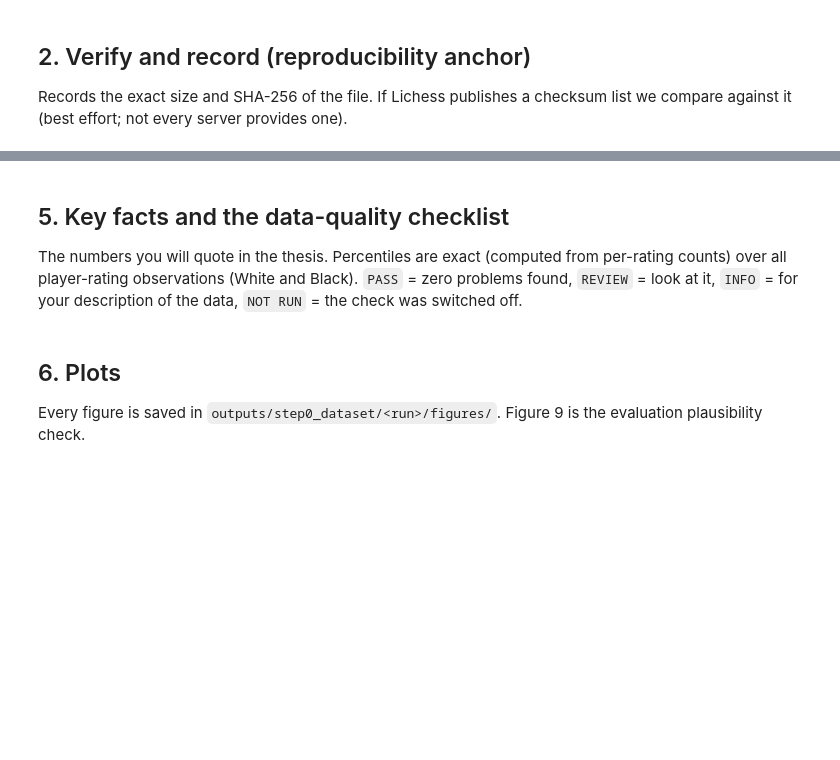
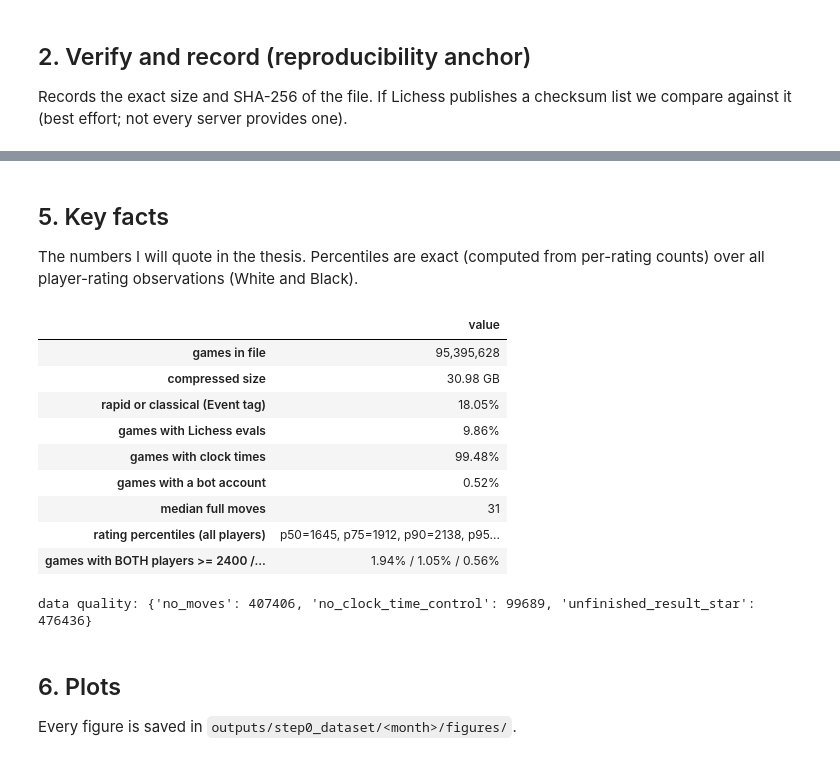
Before and after one commit to nigenghanei-a11y/Chess-Thesis-Pilot, a Jupyter notebook: step0_download_and_profile.ipynb, the cells around one changed output, grey strips where cells are left out. Drawn from its saved outputs; the diff is of its cells as text; code cells hidden in the pictures; blank space fills up the shorter version.

Commit message:
step 0 fixed

```diff
--- a/step0_download_and_profile.ipynb
+++ b/step0_download_and_profile.ipynb
@@ -112,10 +120,20 @@ def sha256_file(path, chunk=1 << 24):
 
 def pkg_versions():
     out = {}
-    for p in ["requests", "zstandard", "numpy", "pandas", "matplotlib", "chess"]:
+    for p in ["requests", "zstandard", "numpy", "pandas", "matplotlib"]:
         try: out[p] = metadata.version(p)
         except metadata.PackageNotFoundError: pass
     return out
+
+def git_commit():
+    try:
+        return subprocess.run(["git", "-C", str(PROJECT), "rev-parse", "HEAD"],
+                              check=True, capture_output=True, text=True).stdout.strip()
+    except (subprocess.CalledProcessError, FileNotFoundError):
+        return None
+
+CONFIG_SNAPSHOT = config.config_snapshot()
+GIT_COMMIT = git_commit()
 
 MAN = OUT / "download_manifest.json"
 size = RAW.stat().st_size
@@ -140,7 +158,8 @@ except requests.RequestException:
 manifest = dict(step="step0_download", month=MONTH, file=FILE, url=URL, bytes=size, sha256=sha,
                 official_sha256=official, matches_official=(None if official is None else official == sha),
                 timestamp_utc=datetime.datetime.now(datetime.timezone.utc).isoformat(timespec="seconds"),
-                python=sys.version.split()[0], platform=platform.platform(), packages=pkg_versions())
+                python=sys.version.split()[0], platform=platform.platform(), packages=pkg_versions(),
+                config=CONFIG_SNAPSHOT, git_commit=GIT_COMMIT)
 MAN.write_text(json.dumps(manifest, indent=2))
 print(f"{FILE}\n  size   : {size:,} bytes ({size/1e9:.2f} GB)\n  sha256 : {sha}")
 print("  official checksum:", "not available from the server" if official is None else ("MATCH" if official == sha else "MISMATCH - re-download!"))
@@ -433,32 +351,41 @@ print("tables saved in", TABLES, "\nresults_sha256 =", results_sha)
 # %% [markdown]
-## 5. Key facts and the data-quality checklist
-The numbers you will quote in the thesis. Percentiles are exact (computed from per-rating counts) over all player-rating observations (White and Black).
-`PASS` = zero problems found, `REVIEW` = look at it, `INFO` = for your description of the data, `NOT RUN` = the check was switched off.
+## 5. Key facts
+The numbers I will quote in the thesis. Percentiles are exact (computed from per-rating counts) over all player-rating observations (White and Black).
 # %%
 T = lambda n: pd.read_csv(TABLES / f"{n}.csv")
 N = S["n"]
 speed, ev, clk, bots = T("speed"), T("eval_by_speed"), T("clock_by_speed"), T("bots_by_speed")
 elo = T("elo_exact"); allr = (elo.white + elo.black).values; cum = np.cumsum(allr) / allr.sum()
 pct = {p: int(elo.elo.values[np.searchsorted(cum, p / 100)]) for p in (50, 75, 90, 95, 99, 99.9)}
 mnc = np.cumsum(elo.min_of_both.values[::-1])[::-1]
 share_min = lambda t: elo.min_of_both[elo.elo >= t].sum() / elo.min_of_both.sum()
 rapid_plus = speed[speed.speed.isin(["Rapid", "Classical"])].games.sum()
 facts = {
     "games in file": f"{N:,}", "compressed size": f"{manifest['bytes']/1e9:.2f} GB",
     "rapid or classical (Event tag)": f"{rapid_plus/N:.2%}",
     "games with Lichess evals": f"{ev[ev.has == 1].games.sum()/N:.2%}",
     "games with clock times": f"{clk[clk.has == 1].games.sum()/N:.2%}",
     "games with a bot account": f"{bots[bots.has_bot == 1].games.sum()/N:.2%}",
     "median full moves": int(T('full_moves').pipe(lambda d: d.full_moves.values[np.searchsorted(np.cumsum(d.games) / d.games.sum(), 0.5)])),
     "rating percentiles (all players)": ", ".join(f"p{p}={v}" for p, v in pct.items()),
     "games with BOTH players >= 2400 / 2500 / 2600": " / ".join(f"{share_min(t):.2%}" for t in (2400, 2500, 2600)),
 }
 display(pd.Series(facts, name="value").to_frame()); print("data quality:", dict(S["quality"]))
-print("\ndata-quality checklist:")
-display(pd.read_csv(TABLES / "data_quality_checklist.csv"))
+# %% [output]
+|  | value |
+| games in file | 95,395,628 |
+| compressed size | 30.98 GB |
+| rapid or classical (Event tag) | 18.05% |
+| games with Lichess evals | 9.86% |
+| games with clock times | 99.48% |
+| games with a bot account | 0.52% |
+| median full moves | 31 |
+| rating percentiles (all players) | p50=1645, p75=1912, p90=2138, p95... |
+| games with BOTH players >= 2400 /... | 1.94% / 1.05% / 0.56% |
+data quality: {'no_moves': 407406, 'no_clock_time_control': 99689, 'unfinished_result_star': 476436}
 # %% [markdown]
 ## 6. Plots
-Every figure is saved in `outputs/step0_dataset/<run>/figures/`. Figure 9 is the evaluation plausibility check.
+Every figure is saved in `outputs/step0_dataset/<month>/figures/`.
 # %%
 COL = {"main": "#595959", "acc": "#E24A0A", "teal": "#2A9D8F", "light": "#CFCDC9"}
 plt.rcParams.update({"figure.dpi": 110, "axes.spines.top": False, "axes.spines.right": False, "axes.grid": True,
```
Also changed, not shown: parts of 12 cells of this notebook, 4 other files.
